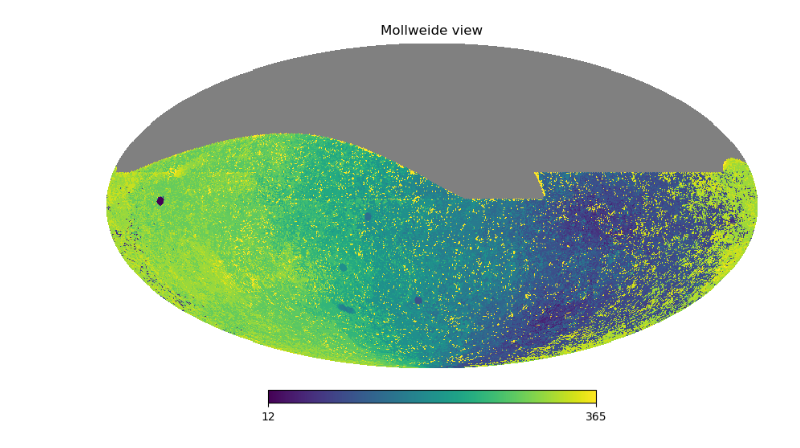
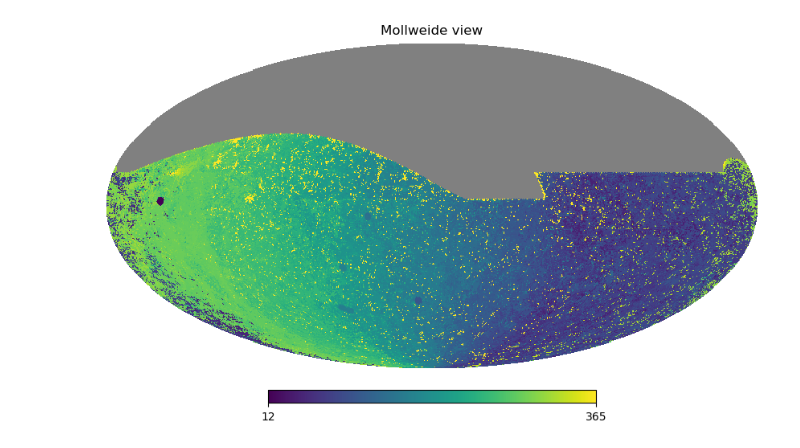
Before and after one commit to lsst-sims/sims_featureScheduler_runs5.2, a Jupyter notebook: comp_survey/template_time.ipynb, the cells around one changed output. Cells and saved outputs as stored; diff of their text form; code cells hidden in the pictures.

```diff
--- a/comp_survey/template_time.ipynb
+++ b/comp_survey/template_time.ipynb
@@ -148,9 +147,9 @@ hp.mollview(arrays["comp_survey_v5.2.0_10yrs"], max=365)
 # %%
-#hp.mollview(arrays["templates_decpairs_mixed_v5.2.0_10yrs"], max=365)
+hp.mollview(arrays["templates_cleanup_v5.2.0_10yrs"], max=365)
+# %% [output]
+[figure, added]
 # %%
-hp.mollview(arrays["templates_decdep_v5.2.0_10yrs"], max=365)
+#hp.mollview(arrays["templates_decdep_v5.2.0_10yrs"], max=365)
-# %% [output]
-[figure, removed]
 # %%
 #hp.mollview(arrays["templates_fast_mixed_v5.2.0_10yrs"], max=365)
 # %%
```
Also changed, not shown: parts of 12 cells of this notebook, 3 other files.
